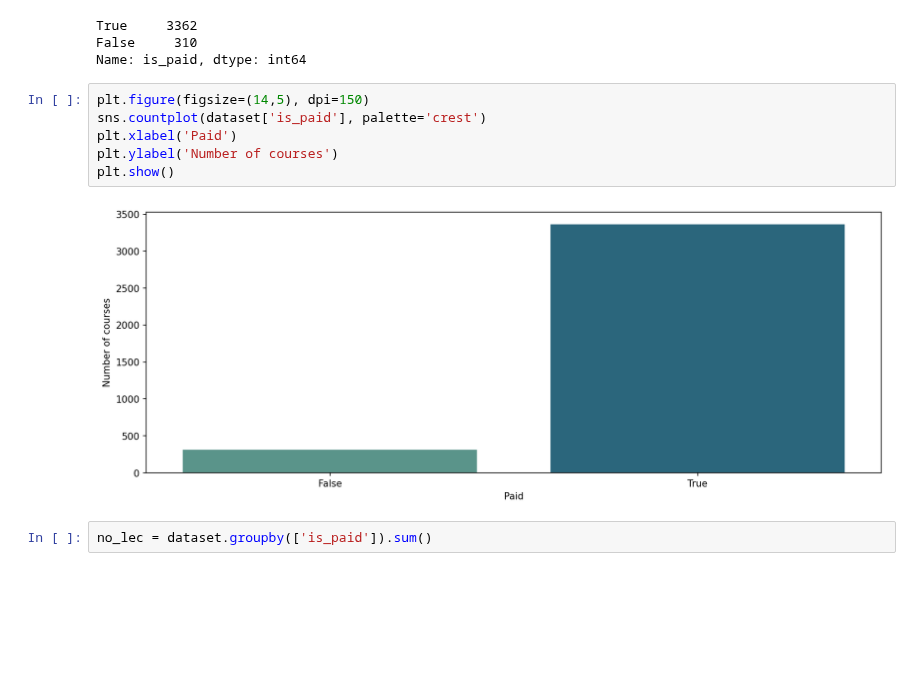
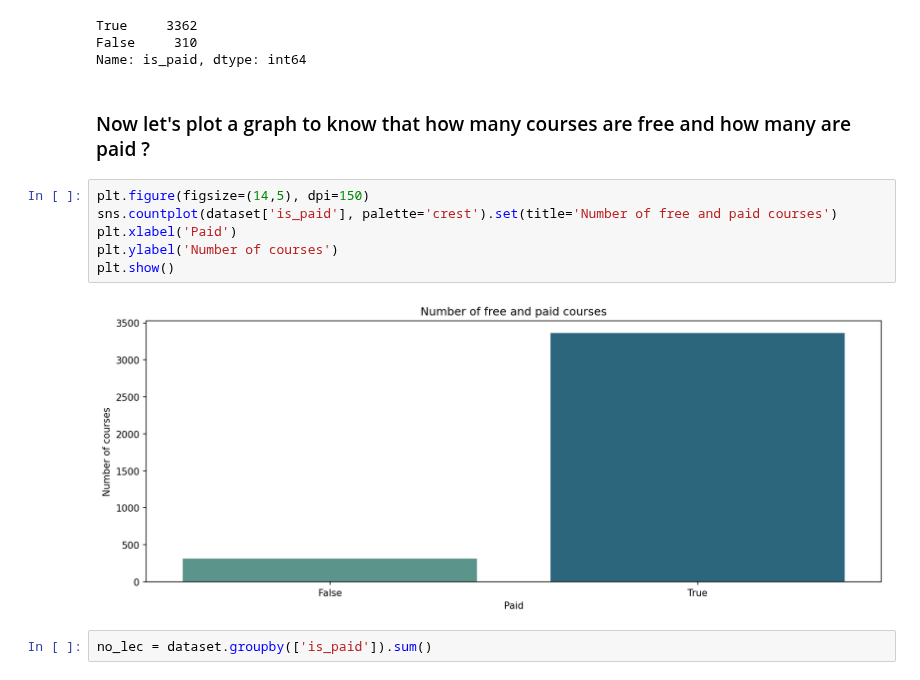
Before and after one commit to rohitcodism/ML-DS, a Jupyter notebook: Projects/Udemy Dataset Analysis/udemy.ipynb, the cells around one changed output. Saved outputs shown, nothing was run; the diff lists cells and outputs as text; blank space fills up the shorter version.

```diff
--- a/Projects/Udemy Dataset Analysis/udemy.ipynb
+++ b/Projects/Udemy Dataset Analysis/udemy.ipynb
@@ -178,14 +258,16 @@ dataset['is_paid'].value_counts()
 True     3362
 False     310
 Name: is_paid, dtype: int64
+# %% [markdown]
+### Now let's plot a graph to know that how many courses are free and how many are paid ?
 # %%
 plt.figure(figsize=(14,5), dpi=150)
-sns.countplot(dataset['is_paid'], palette='crest')
+sns.countplot(dataset['is_paid'], palette='crest').set(title='Number of free and paid courses')
 plt.xlabel('Paid')
 plt.ylabel('Number of courses')
 plt.show()
 # %% [output]
-[figure, old version]
+[figure, new version]
 # %%
 no_lec = dataset.groupby(['is_paid']).sum()
 # %%
```
Also changed, not shown: parts of 28 cells of this notebook.
